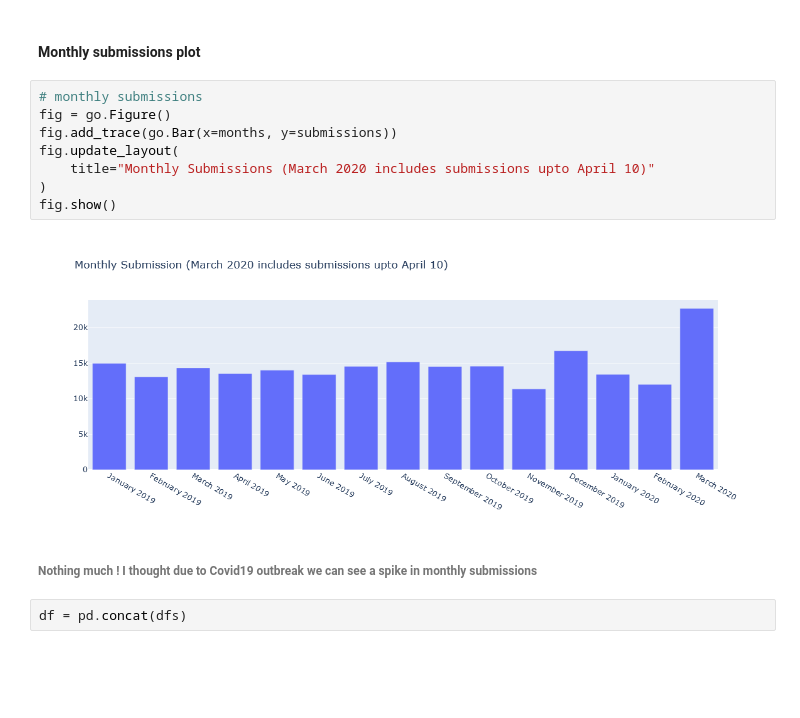
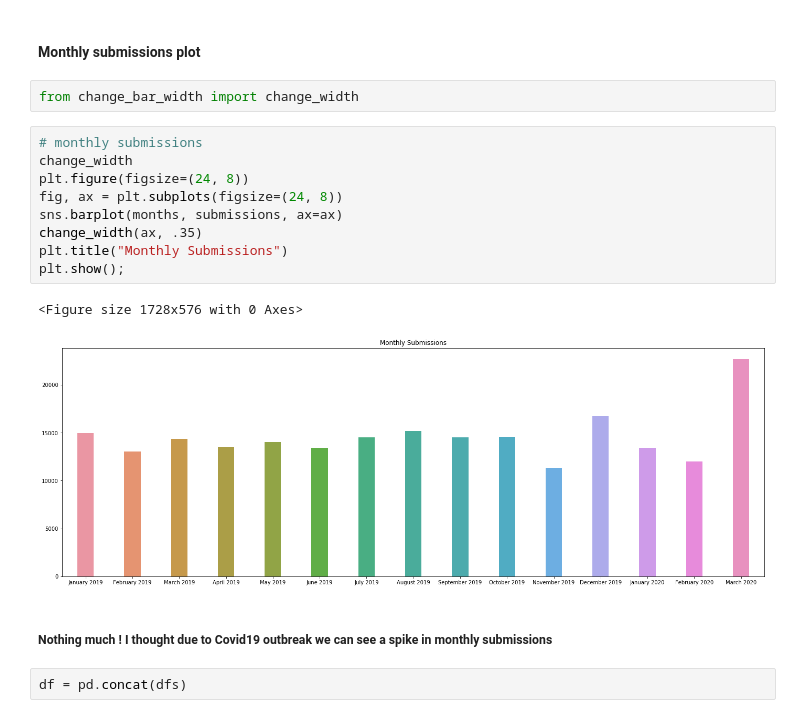
Before and after one commit to macabdul9/reddit-flait-detector, a Jupyter notebook: notebooks/reddit_flair_data_acquisation_June_2019.ipynb, the cells around one changed output. Cells and saved outputs as stored; diff of their text form; blank space fills up the shorter version.

```diff
--- a/notebooks/reddit_flair_data_acquisation_June_2019.ipynb
+++ b/notebooks/reddit_flair_data_acquisation_June_2019.ipynb
@@ -250,18 +255,22 @@ months = list(monthly_submissions.keys())
 submissions = list(monthly_submissions.values())
 # %% [markdown]
 #### Monthly submissions plot
-# %%
-# monthly submissions
-fig = go.Figure()
-fig.add_trace(go.Bar(x=months, y=submissions))
-fig.update_layout(
-    title="Monthly Submissions (March 2020 includes submissions upto April 10)"
-)
-fig.show()
-# %% [output]
-[figure, removed]
+# %%
+from change_bar_width import change_width
+# %%
+# monthly submissions
+change_width
+plt.figure(figsize=(24, 8))
+fig, ax = plt.subplots(figsize=(24, 8))
+sns.barplot(months, submissions, ax=ax)
+change_width(ax, .35)
+plt.title("Monthly Submissions")
+plt.show();
+# %% [output]
+<Figure size 1728x576 with 0 Axes>
+[figure, added]
 # %% [markdown]
-###### Nothing much ! I thought due to Covid19 outbreak we can see a spike in monthly submissions
+##### Nothing much ! I thought due to Covid19 outbreak we can see a spike in monthly submissions
 # %%
 df = pd.concat(dfs)
 # %%
```
Also changed, not shown: parts of 19 cells of this notebook, 3 other files.
